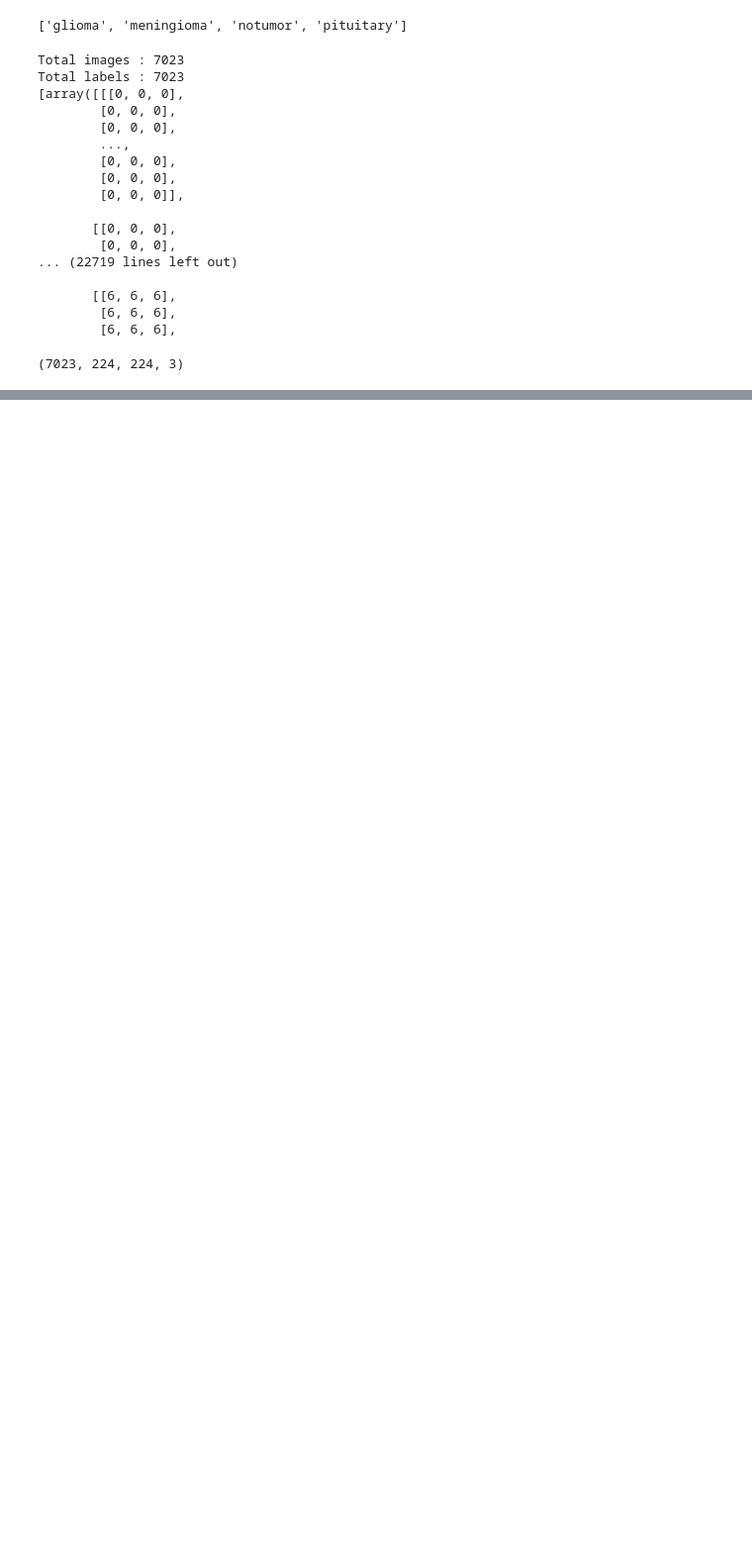
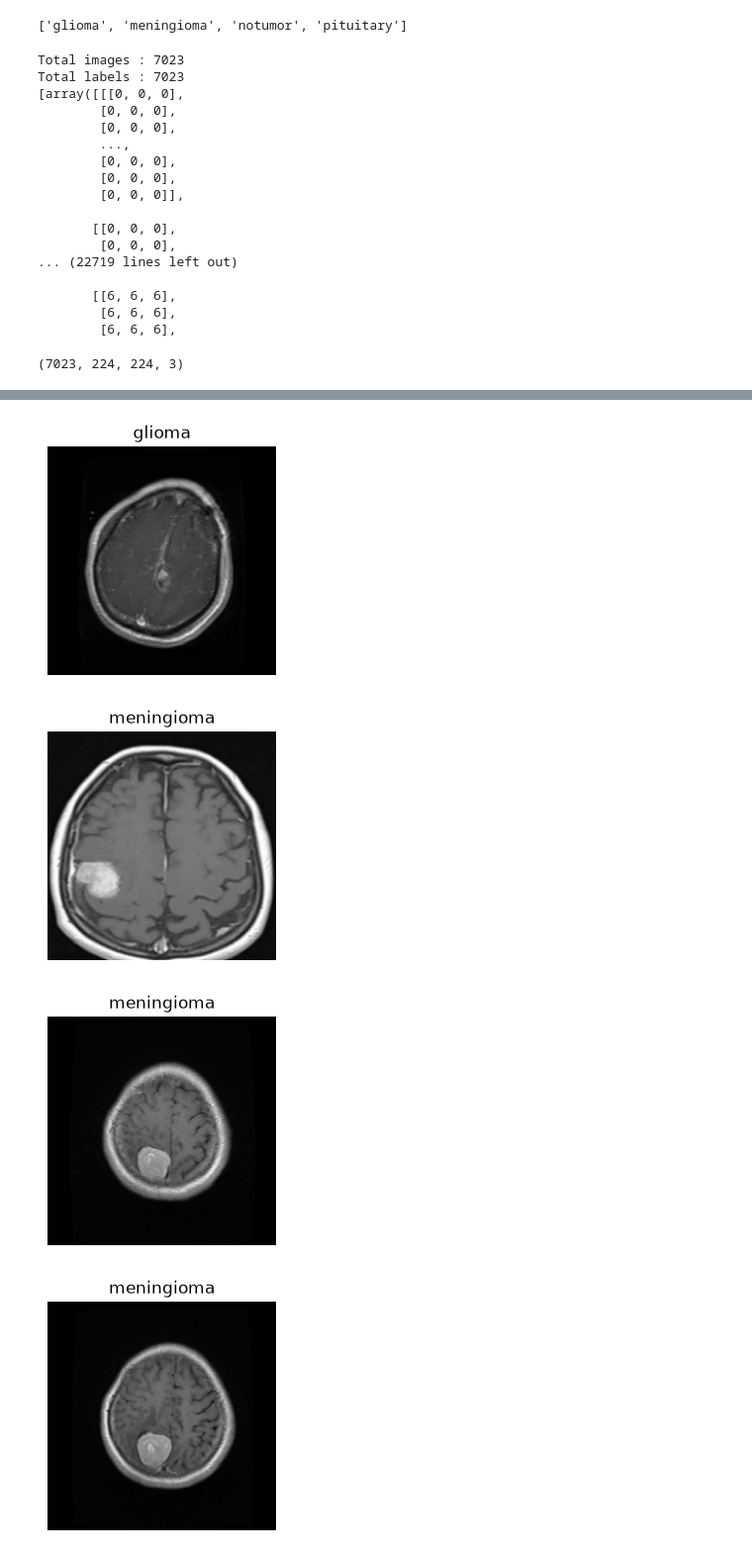
Before and after one commit to jerymy-k/BrainScan, a Jupyter notebook: notebooks/main.ipynb, the cells around one changed output, grey strips where cells are left out. Shown at 99% size. Drawn from its saved outputs; the diff is of its cells as text; code cells hidden in the pictures; blank space fills up the shorter version.

```diff
--- a/notebooks/main.ipynb
+++ b/notebooks/main.ipynb
@@ -112,0 +129,13 @@ images.shape
+# %%
+for i in count :
+    img = cv2.cvtColor(images[i-1] , cv2.COLOR_BGR2RGB)
+    plt.figure(figsize=(3,3))
+    plt.title(labels[i-1])
+    plt.imshow(img)
+    plt.axis('off')
+    plt.show()
+# %% [output]
+[figure, added]
+[figure, added]
+[figure, added]
+[figure, added]
```
Also changed, not shown: parts of 2 cells of this notebook.
